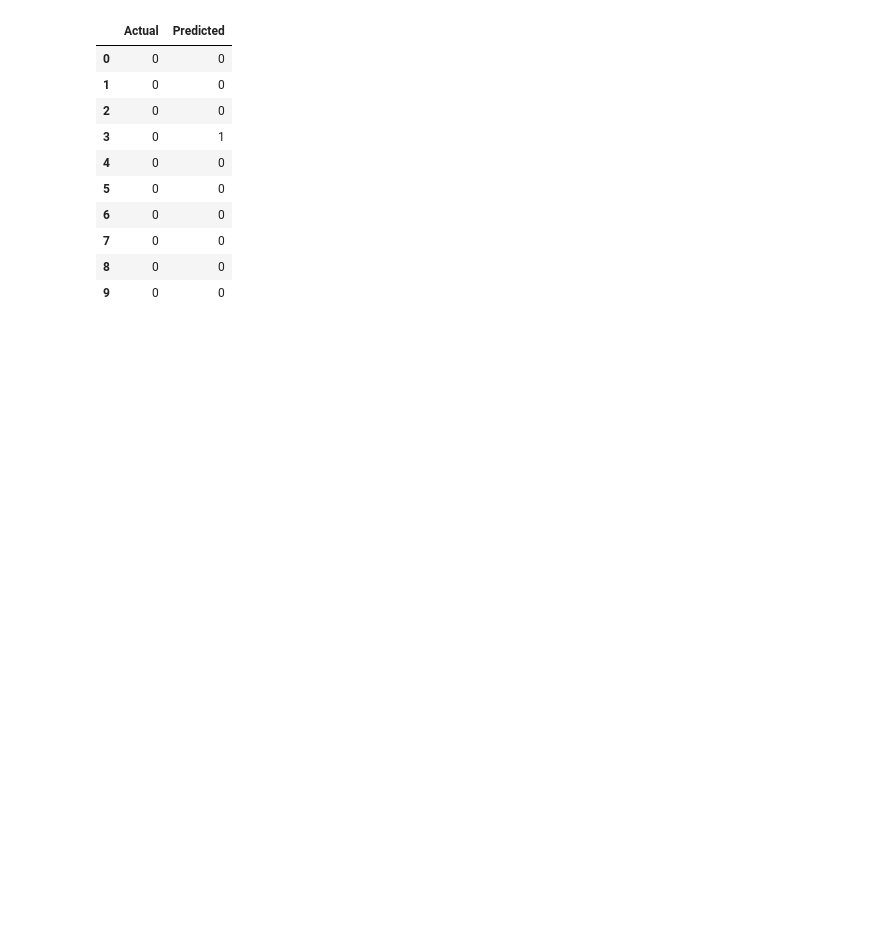
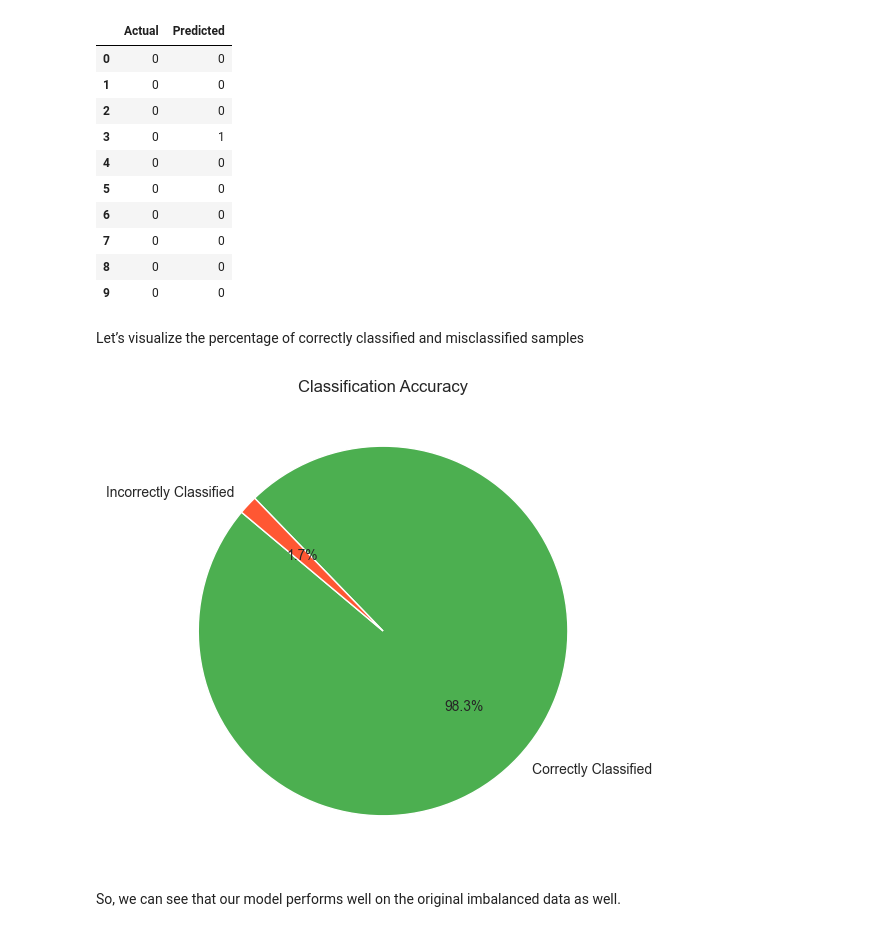
Before and after one commit to MohammadHosseinDalghi/Predicting-the-probability-of-insurance-losses, a Jupyter notebook: Main.ipynb, the cells around one changed output. Saved outputs shown, nothing was run; the diff lists cells and outputs as text; code cells hidden in the pictures; blank space fills up the shorter version.

Commit message:
Add visualizing the performance

```diff
--- a/Main.ipynb
+++ b/Main.ipynb
@@ -347,3 +347,24 @@ comparison_df.head(10)
 | 7 | 0 | 0 |
 | 8 | 0 | 0 |
 | 9 | 0 | 0 |
+# %% [markdown]
+Let’s visualize the percentage of correctly classified and misclassified samples
+# %%
+correctly_classified = (comparison_df['Actual'] == comparison_df['Predicted']).sum()
+incorrectly_classified = (comparison_df['Actual'] != comparison_df['Predicted']).sum()
+pie_data = [correctly_classified, incorrectly_classified]
+pie_labels = ['Correctly Classified', 'Incorrectly Classified']
+
+plt.figure(figsize=(6,6))
+plt.pie(
+    pie_data,
+    labels=pie_labels,
+    startangle=140,
+    autopct='%1.1f%%',
+    colors=['#4CAF50', '#FF5733']
+)
+plt.title('Classification Accuracy');
+# %% [output]
+[figure, added]
+# %% [markdown]
+So, we can see that our model performs well on the original imbalanced data as well.
```
